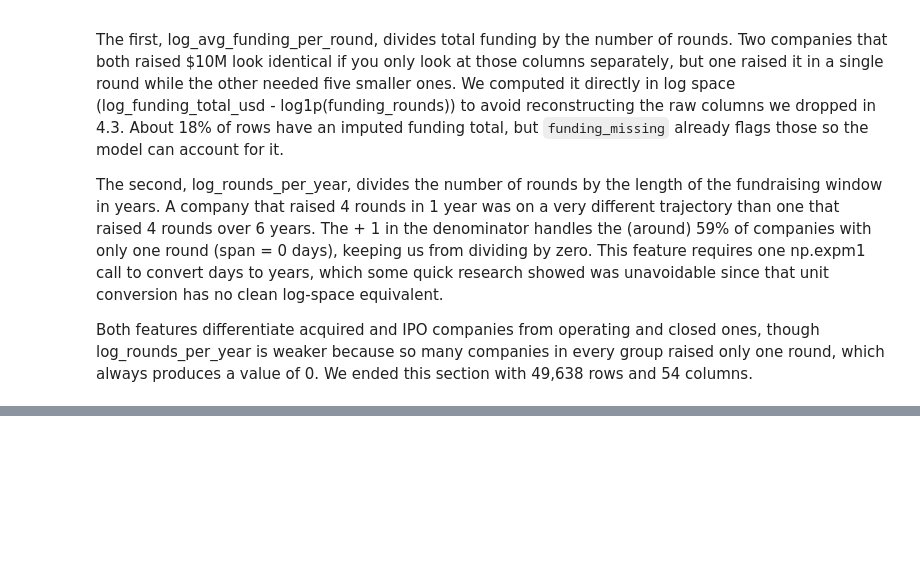
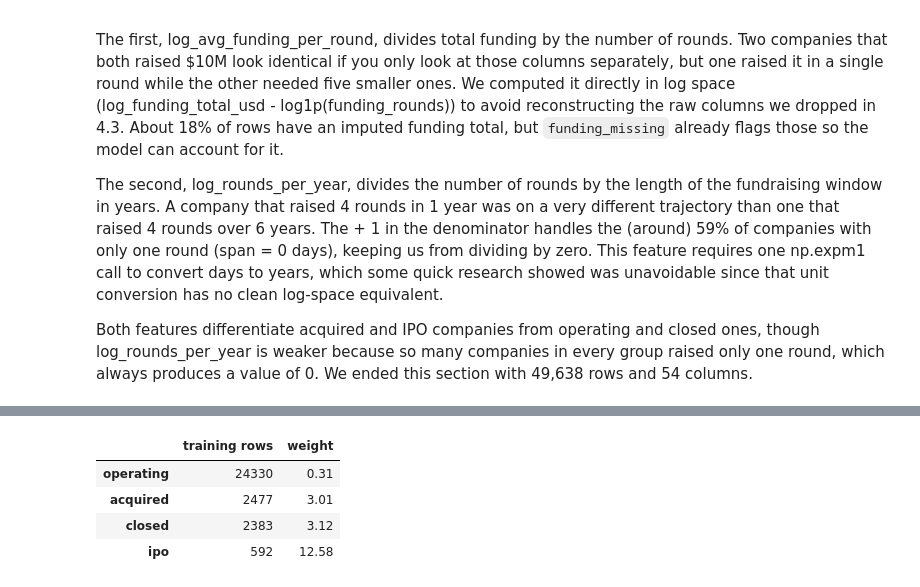
Before and after one commit to Hughes-Tyler/AnalyticsCapstone, a Jupyter notebook: notebooks/main.ipynb, the cells around one changed output, grey strips where cells are left out. Cells and saved outputs as stored; diff of their text form; code cells hidden in the pictures; blank space fills up the shorter version.

Commit message:
Added section 5.2 class balance and SMOTE decision

```diff
--- a/notebooks/main.ipynb
+++ b/notebooks/main.ipynb
@@ -1049,0 +1150,19 @@ Both features differentiate acquired and IPO companies from operating and closed
+# %%
+from sklearn.utils.class_weight import compute_class_weight
+
+classes = np.array(sorted(status_labels))
+weights = compute_class_weight(class_weight='balanced', classes=classes, y=df.loc[train_idx, 'status'])
+class_weights = dict(zip(classes, weights))
+
+weight_table = pd.DataFrame({
+    'training rows': df.loc[train_idx, 'status'].value_counts().sort_index().values,
+    'weight': weights.round(2)
+}, index=[status_labels[c] for c in classes])
+
+weight_table
+# %% [output]
+|  | training rows | weight |
+| operating | 24330 | 0.31 |
+| acquired | 2477 | 3.01 |
+| closed | 2383 | 3.12 |
+| ipo | 592 | 12.58 |
```
Also changed, not shown: parts of 12 cells of this notebook.
